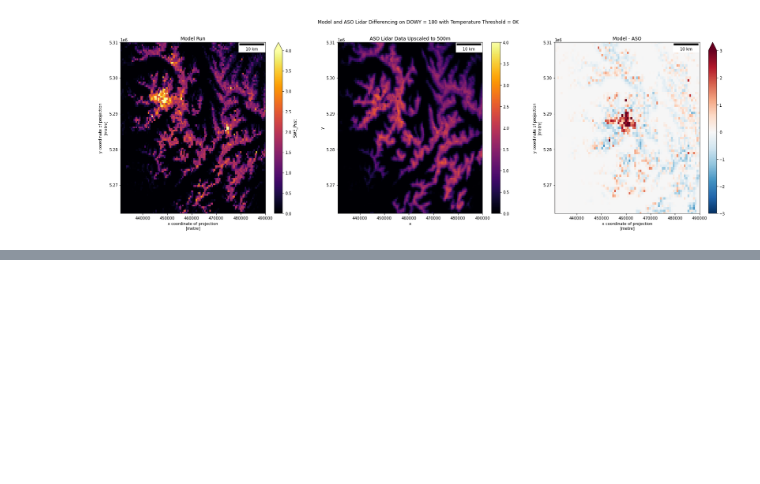
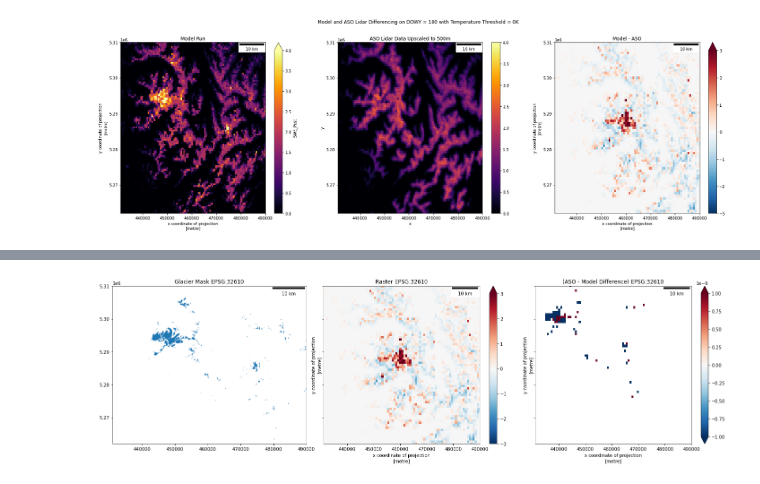
Before and after one commit to bessoh2/SnowHydro, a Jupyter notebook: masking_glaciers_comparison_and_difference.ipynb, the cells around one changed output, grey strips where cells are left out. Saved outputs shown, nothing was run; the diff lists cells and outputs as text; code cells hidden in the pictures; blank space fills up the shorter version.

```diff
--- a/masking_glaciers_comparison_and_difference.ipynb
+++ b/masking_glaciers_comparison_and_difference.ipynb
@@ -97,0 +114,16 @@ for i in range(len(ax)):
+# %%
+f,ax = plt.subplots(1,3,figsize=(20,6),sharey=True,sharex=True)
+
+glaciers_gdf_proj.plot(ax=ax[0])
+ax[0].set_title(f'Glacier Mask {glaciers_gdf_proj.crs}')
+difference.squeeze().plot.imshow(ax=ax[1],vmin=-3,vmax=3,cmap='RdBu_r',interpolation='none')
+ax[1].set_title(f'Raster {difference.rio.crs}')
+clipped.squeeze().plot.imshow(ax=ax[2],vmin=-0.000001,vmax=0.000001,cmap='RdBu_r',interpolation='none') # changed vmin and vmax to show masked area clearly
+ax[2].set_title(f'(ASO - Model Difference) {clipped.rio.crs}')
+plt.tight_layout()
+for i in range(len(ax)):
+    ax[i].set_xlim([431000, 490000])
+    ax[i].set_ylim([5.262e6, 5.31e6])
+    ax[i].add_artist(ScaleBar(1.0))
+# %% [output]
+[figure, added]
```
Also changed, not shown: parts of 19 cells of this notebook.
